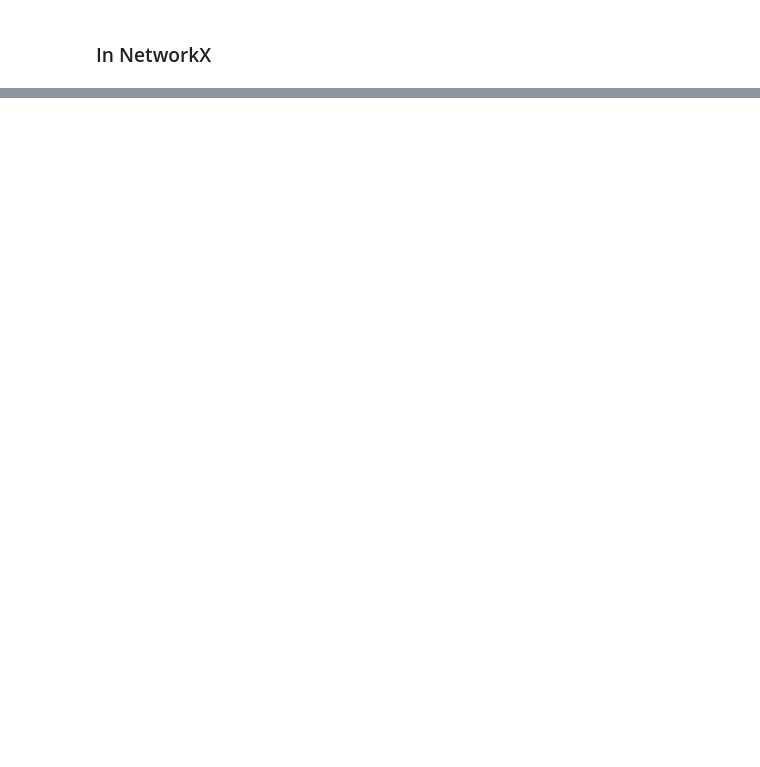
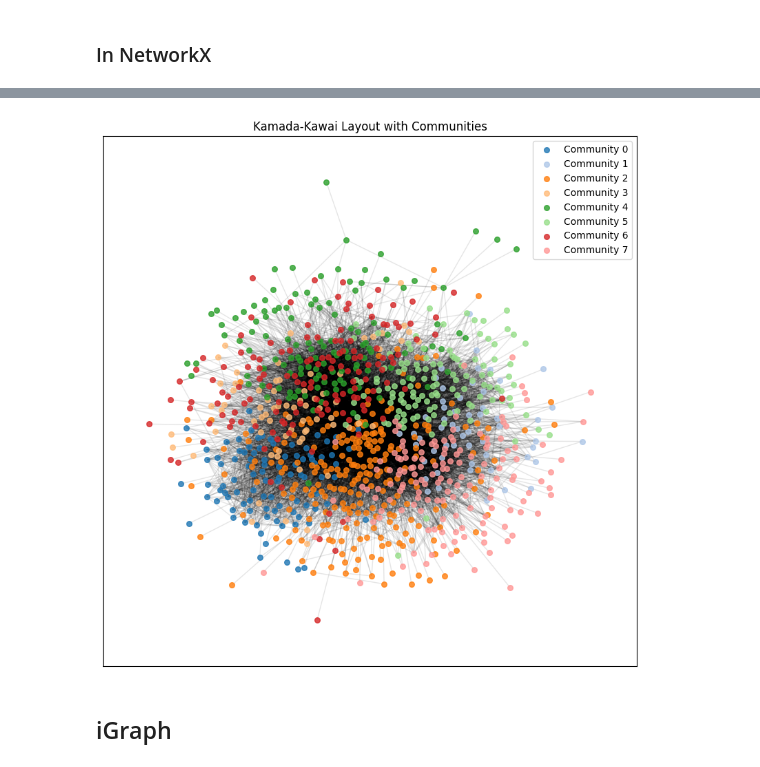
Before and after one commit to FraDurazzi/CNLab, a Jupyter notebook: 04_laplacian_and_communities.ipynb, the cells around one changed output, grey strips where cells are left out. Drawn from its saved outputs; the diff is of its cells as text; code cells hidden in the pictures; blank space fills up the shorter version.

```diff
--- a/04_laplacian_and_communities.ipynb
+++ b/04_laplacian_and_communities.ipynb
@@ -125,7 +81,0 @@ The larger the gap between first and second eigenvalue, the more resilient is th
-# %%
-# Wigner's law R=2*rad(Np(1-p))
-f=plt.figure(figsize=(10,5))
-plt.hist(sla.eigvalsh(A_real),bins=50,alpha=0.5,label='Real')
-plt.hist(sla.eigvalsh(A_ER),bins=50,alpha=0.5,label='ER')
-plt.hist(sla.eigvalsh(A_SBM),bins=50,alpha=0.5,label='SBM')
-plt.legend()
@@ -299,0 +243,17 @@ nx.draw(G,pos=pos)
+# %%
+# Force-directed layout (springs and repulsion)
+pos= nx.kamada_kawai_layout(G)
+# %%
+plt.figure(figsize=(10, 10))
+for i, community in enumerate(communities):
+    nodes = list(community)
+    nx.draw_networkx_nodes(G, pos, nodelist=nodes, node_color=plt.cm.tab20(i),
+                            label=f'Community {i}', node_size=30, alpha=0.8)
+nx.draw_networkx_edges(G, pos, alpha=0.1)
+plt.title('Kamada-Kawai Layout with Communities')
+plt.legend()
+plt.show()
+# %% [output]
+[figure, added]
+# %% [markdown]
+## iGraph
```
Also changed, not shown: parts of 43 cells of this notebook, 1 other file.
